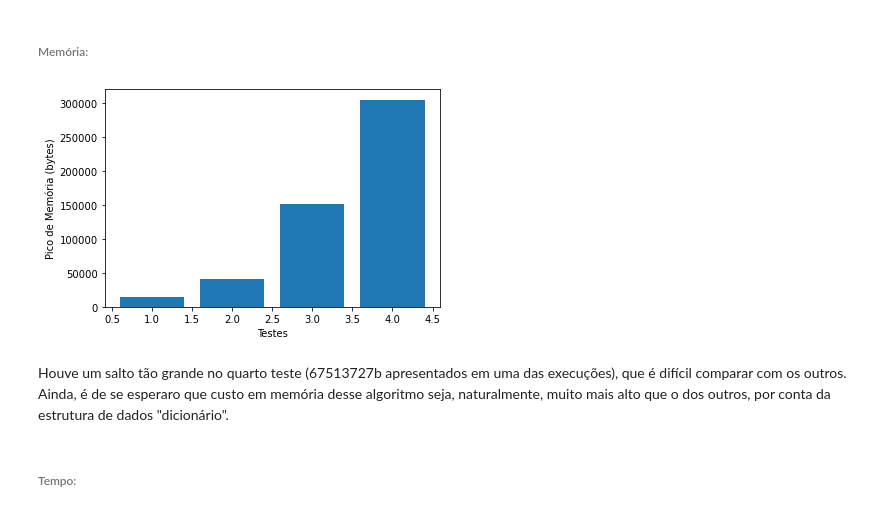
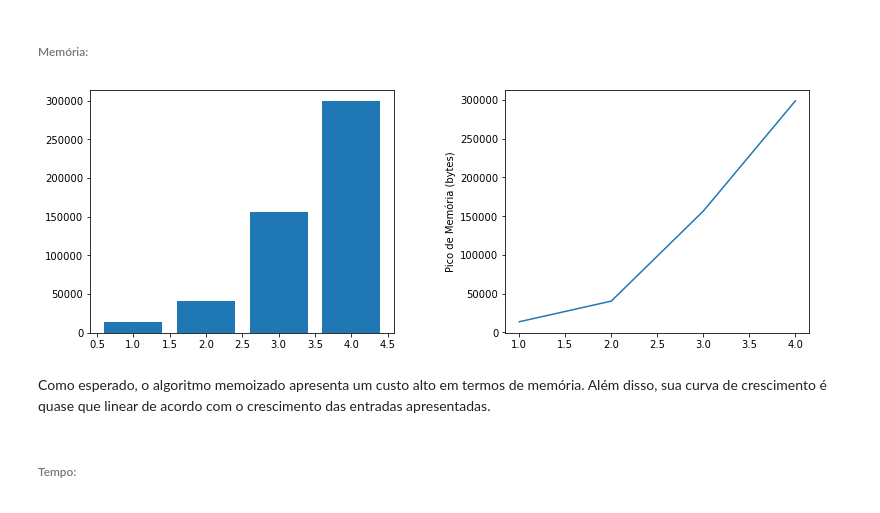
Before and after one commit to LucasGPellegrini/knapsack-AA2022.2, a Jupyter notebook: MOCHILA.ipynb, the cells around one changed output. Cells and saved outputs as stored; diff of their text form; code cells hidden in the pictures.

```diff
--- a/MOCHILA.ipynb
+++ b/MOCHILA.ipynb
@@ -529,14 +529,24 @@ plt.show()
 # %% [markdown]
 ###### Memória:
 # %%
-plt.bar([1, 2, 3, 4], [pico1m, pico2m, pico3m, pico4m])
-plt.ylabel('Pico de Memória (bytes)')
-plt.xlabel('Testes')
+fig, ax = plt.subplots(1, 2, figsize=(12,5))
+
+
+ax[0].bar([1, 2, 3, 4], [pico1m, pico2m, pico3m, pico4m])
+ax[1].set_ylabel('Pico de Memória (bytes)')
+ax[1].set_label('Testes')
+
+
+ax[1].plot([1, 2, 3, 4], [pico1m, pico2m, pico3m, pico4m])
+ax[1].set_ylabel('Pico de Memória (bytes)')
+ax[1].set_label('Testes')
+
+fig.tight_layout(pad=5.0)
 plt.show()
 # %% [output]
-[figure, old version]
+[figure, new version]
 # %% [markdown]
-Houve um salto tão grande no quarto teste (67513727b apresentados em uma das execuções), que é difícil comparar com os outros. Ainda, é de se esperaro que custo em memória desse algoritmo seja, naturalmente, muito mais alto que o dos outros, por conta da estrutura de dados "dicionário".
+Como esperado, o algoritmo memoizado apresenta um custo alto em termos de memória. Além disso, sua curva de crescimento é quase que linear de acordo com o crescimento das entradas apresentadas.
 # %% [markdown]
 ###### Tempo:
 # %%
```
Also changed, not shown: parts of 47 cells of this notebook.
